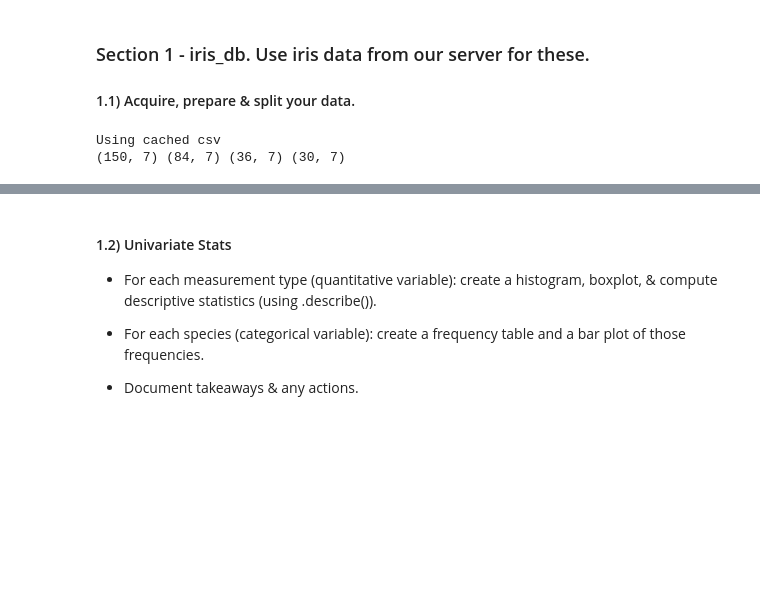
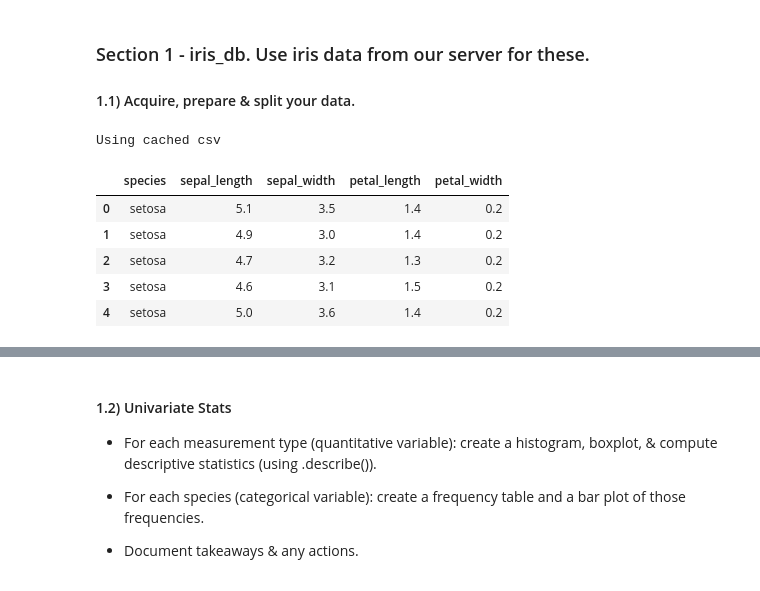
Before and after one commit to nicholas-dougherty/classification-exercises, a Jupyter notebook: classification_exercises.ipynb, the cells around one changed output, grey strips where cells are left out. Drawn from its saved outputs; the diff is of its cells as text; code cells hidden in the pictures; blank space fills up the shorter version.

```diff
--- a/classification_exercises.ipynb
+++ b/classification_exercises.ipynb
@@ -458,16 +460,23 @@ telco.head()
 # %%
 dir(acquire) # tells you about the attributes that the package provides
 iris_db = acquire.get_iris_data()
-iris_db = df = prepare.prep_iris(iris_db)
+iris_db = prepare.prep_iris(iris_db)
 iris_db.head()
+# iris_db = iris_db.drop(columns=['versicolor', 'virginica']) # hashed out comments on prepare.py
 
-
-train, test = train_test_split(df, test_size=0.2, random_state=123, stratify = df.species)
-train, validate = train_test_split(train, train_size=0.7, random_state=123, stratify = train.species)
+#train, test = train_test_split(iris_db, test_size=0.8, random_state=1349, stratify = iris_db.species)
+#train, validate = train_test_split(train, train_size=0.7, random_state=1349, stratify = train.species)
 
 #checking for same number of columns throughout
-print(df.shape, train.shape, validate.shape, test.shape)
+#print(iris_db.shape, train.shape, validate.shape, test.shape)
 # column numbers match up, groovy.
+
+# Before I had all this in the same code box and that may be what caused some strange errors.
 # %% [output]
 Using cached csv
-(150, 7) (84, 7) (36, 7) (30, 7)
+|  | species | sepal_length | sepal_width | petal_length | petal_width |
+| 0 | setosa | 5.1 | 3.5 | 1.4 | 0.2 |
+| 1 | setosa | 4.9 | 3.0 | 1.4 | 0.2 |
+| 2 | setosa | 4.7 | 3.2 | 1.3 | 0.2 |
+| 3 | setosa | 4.6 | 3.1 | 1.5 | 0.2 |
+| 4 | setosa | 5.0 | 3.6 | 1.4 | 0.2 |
```
Also changed, not shown: parts of 30 cells of this notebook, 2 other files.
